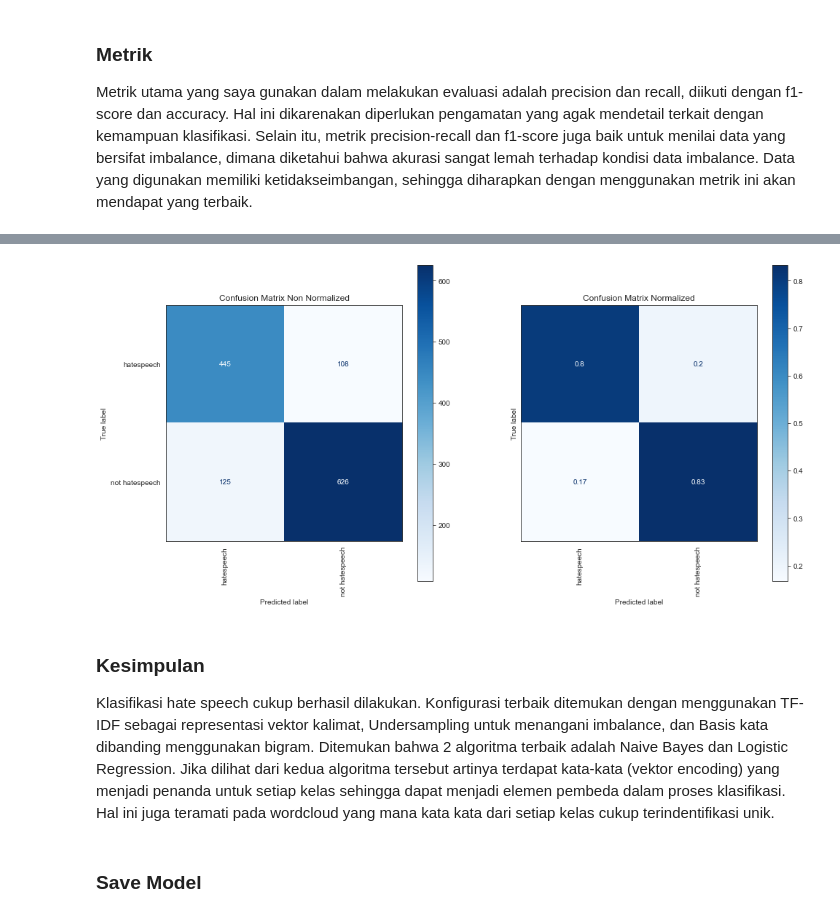
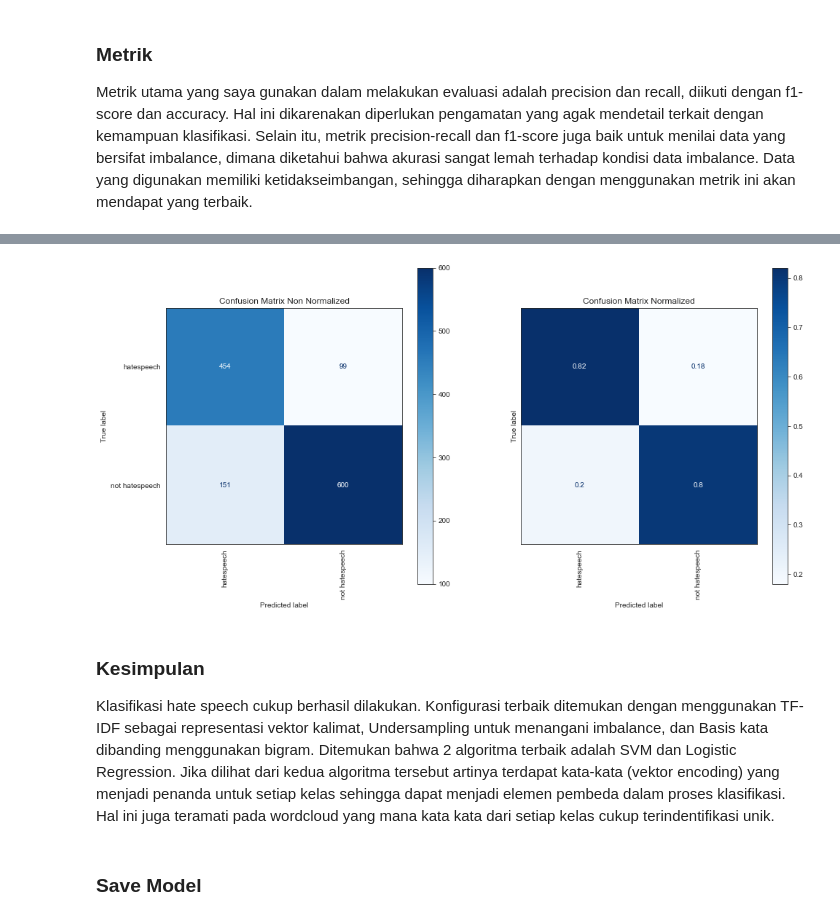
Before and after one commit to aufaf29/text-analysis, a Jupyter notebook: experiments/2_hate_speech_detection.ipynb, the cells around one changed output, grey strips where cells are left out. Saved outputs shown, nothing was run; the diff lists cells and outputs as text; code cells hidden in the pictures.

```diff
--- a/experiments/2_hate_speech_detection.ipynb
+++ b/experiments/2_hate_speech_detection.ipynb
@@ -162,6 +159,9 @@ from sklearn.feature_extraction.text import CountVectorizer
 from sklearn.feature_extraction.text import TfidfVectorizer
 
 STOPWORDS.update(["saya", "user", "url", "yg", "lo", "ya", "rt", "aja", "nya", "ga", "gak", "orang"])
+
+slangdict = pickle.load(open("dictionary/slangwords.pkl", 'rb'))
+slangwords = frozenset(slangdict)
 
 def show_wordcloud(data):
     words = ''
@@ -209,12 +209,21 @@ def delete_mention_tag(text):
                 words.append(word)
     return ' '.join(words)
 
+def slangword_converter(text):
+    list_words = text.split()
+    for i in range(len(list_words)):
+        if list_words[i] in slangwords:
+            list_words[i] = slangdict[list_words[i]]
+    text = " ".join(list_words)
+    return text
+
 def preprocessing(text):
     text = text.lower()                    # convert ke lowercase
     text = delete_url(text)                # hapus URL/link
     text = delete_mention_tag(text)        # hapus entitas mention dan hashtags
     text = text.strip()
-    text = " ".join([word for word in text.split() if not word in set(['lo', 'yg', 'saya', 'user', 'url'])])
+    text = slangword_converter(text)
+    text = " ".join([word for word in text.split() if not word in STOPWORDS])
     text = re.sub(r" \d+ ", " ", text)     # hapus digit
     text = text.translate(str.maketrans("", "", string.punctuation))
     text = re.sub(r"[^a-z ]", "", text)
@@ -653,0 +652,9 @@ not hatespeech       0.85      0.83      0.84       751
+# %%
+pipeline = ModelPipeline(RandomUnderSampler(), TfidfVectorizer(max_features=4000, ngram_range=(1,1)), LabelEncoder(), LinearSVC(max_iter=10000))
+pipeline.fit(X_train, y_train)
+pipelines["SVM"] = pipeline
+
+y_pred = pipeline.predict(X_test)
+
+print(pipeline.classification_report(y_test, y_pred))
+pipeline.confusion_matrix_display(y_test, y_pred);
@@ -654,10 +671,10 @@ not hatespeech       0.85      0.83      0.84       751
 # %%
-pipelines["LR"].confusion_matrix_display(y_test, y_pred);
+pipeline.confusion_matrix_display(y_test, y_pred);
 # %% [output]
-[figure, old version]
+[figure, new version]
 # %% [markdown]
 ### Kesimpulan
-Klasifikasi hate speech cukup berhasil dilakukan. Konfigurasi terbaik ditemukan dengan menggunakan TF-IDF sebagai representasi vektor kalimat, Undersampling untuk menangani imbalance, dan Basis kata dibanding menggunakan bigram. Ditemukan bahwa 2 algoritma terbaik adalah Naive Bayes dan Logistic Regression. Jika dilihat  dari kedua algoritma tersebut artinya terdapat kata-kata (vektor encoding) yang menjadi penanda untuk setiap kelas sehingga dapat menjadi elemen pembeda dalam proses klasifikasi. Hal ini juga teramati pada wordcloud yang mana kata kata dari setiap kelas cukup terindentifikasi unik.
+Klasifikasi hate speech cukup berhasil dilakukan. Konfigurasi terbaik ditemukan dengan menggunakan TF-IDF sebagai representasi vektor kalimat, Undersampling untuk menangani imbalance, dan Basis kata dibanding menggunakan bigram. Ditemukan bahwa 2 algoritma terbaik adalah SVM dan Logistic Regression. Jika dilihat  dari kedua algoritma tersebut artinya terdapat kata-kata (vektor encoding) yang menjadi penanda untuk setiap kelas sehingga dapat menjadi elemen pembeda dalam proses klasifikasi. Hal ini juga teramati pada wordcloud yang mana kata kata dari setiap kelas cukup terindentifikasi unik.
 # %% [markdown]
 ### Save Model
 # %%
```
Also changed, not shown: parts of 19 cells of this notebook, 5 other files.
